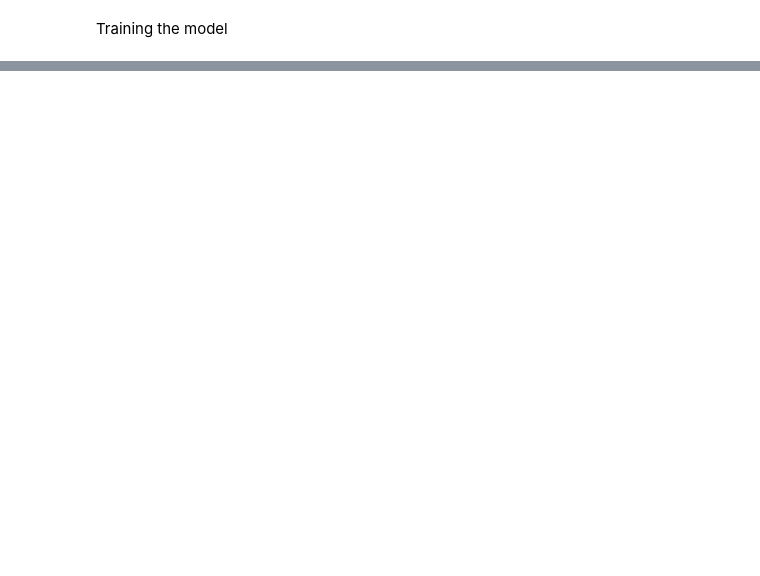
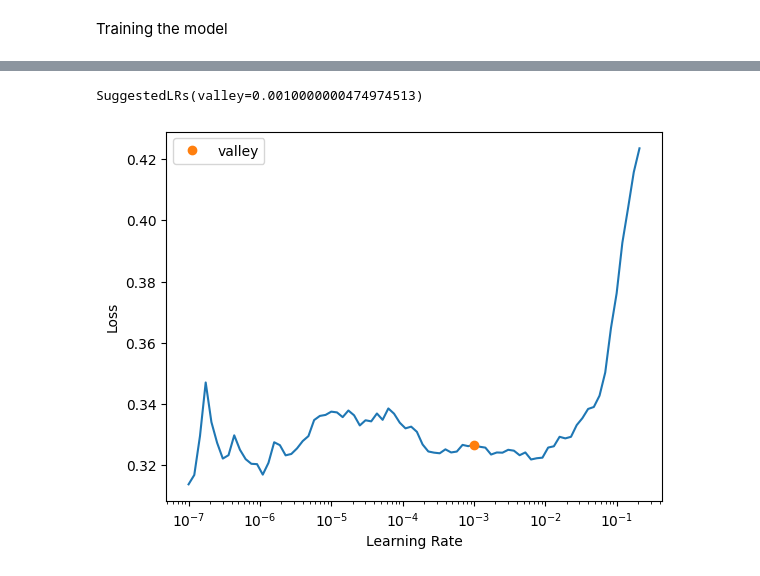
Before and after one commit to EmalisaAntonioli/CVC_challenge, a Jupyter notebook: model.ipynb, the cells around one changed output, grey strips where cells are left out. Drawn from its saved outputs; the diff is of its cells as text; code cells hidden in the pictures; blank space fills up the shorter version.

```diff
--- a/model.ipynb
+++ b/model.ipynb
@@ -331,0 +452,4 @@ learner.save('model')
+# %%
+learner.fit_one_cycle(5, lr_max=1e-3)
+
+learner.recorder.plot_loss()
@@ -331,0 +465,3 @@ learner.save('model')
+# %%
+learner.lr_find()
+# %% [output]
@@ -331,0 +469,2 @@ learner.save('model')
+SuggestedLRs(valley=0.0010000000474974513)
+[figure, added]
```
Also changed, not shown: parts of 27 cells of this notebook.
